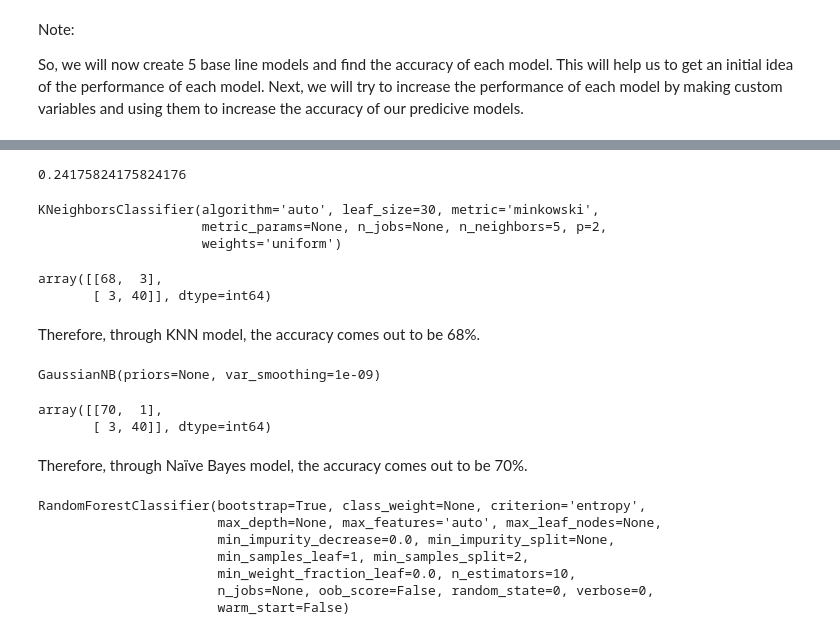
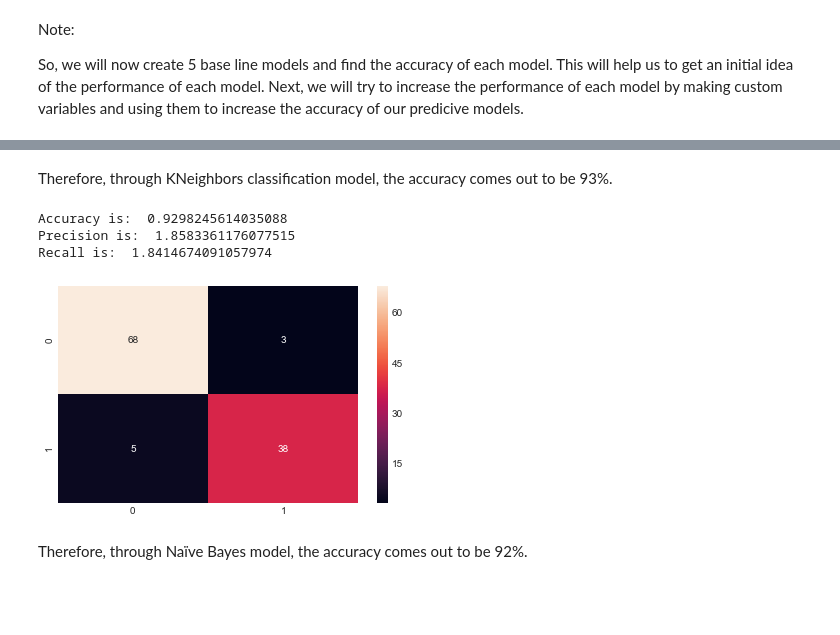
Before and after one commit to shubhramahey/Breast-Cancer-Analysis, a Jupyter notebook: Breast Cancer Analysis.ipynb, the cells around one changed output, grey strips where cells are left out. Saved outputs shown, nothing was run; the diff lists cells and outputs as text; code cells hidden in the pictures; blank space fills up the shorter version.

```diff
--- a/Breast Cancer Analysis.ipynb
+++ b/Breast Cancer Analysis.ipynb
@@ -710,65 +716,27 @@ Therefore, through linear regression model, the accuracy comes out to be 70%.
+# %% [markdown]
+Therefore, through KNeighbors classification model, the accuracy comes out to be 93%.
 # %%
+#Using GaussianNB method of naïve_bayes class to use Naïve Bayes Algorithm
+
+classifier_gnb = GaussianNB()
+classifier_gnb = classifier_gnb.fit(x_train,y_train)
+
+ac = accuracy_score(y_test,classifier_gnb.predict(x_test))
+print('Accuracy is: ',ac)
+
+cm = confusion_matrix(y_test,classifier_gnb.predict(x_test))
+sns.heatmap(cm,annot=True,fmt="d")
+
 true_pos = np.diag(cm)
 precision = np.sum(true_pos / np.sum(cm, axis=0))
 recall = np.sum(true_pos / np.sum(cm, axis=1))
 
-sum(true_pos)/455
-#precision
-#recall
+print('Precision is: ',precision)
+print('Recall is: ',recall)
 # %% [output]
-0.24175824175824176
+Accuracy is:  0.9298245614035088
+Precision is:  1.8583361176077515
+Recall is:  1.8414674091057974
+[figure, added]
-# %%
-#Using KNeighborsClassifier Method of neighbors class to use Nearest Neighbor algorithm
-from sklearn.neighbors import KNeighborsClassifier
-classifier = KNeighborsClassifier(n_neighbors = 5, metric = 'minkowski', p = 2)
-classifier.fit(x_train, y_train)
-# %% [output]
-KNeighborsClassifier(algorithm='auto', leaf_size=30, metric='minkowski',
-                     metric_params=None, n_jobs=None, n_neighbors=5, p=2,
-                     weights='uniform')
-# %%
-#predicting the results to check the accuracy of this model
-y_pred = classifier.predict(x_test)
-
-#importing confusion matrix method to tabulate the mis-classifications
-from sklearn.metrics import confusion_matrix
-cm = confusion_matrix(y_test, y_pred)
-cm
-# %% [output]
-array([[68,  3],
-       [ 3, 40]], dtype=int64)
 # %% [markdown]
-Therefore, through KNN model, the accuracy comes out to be 68%.
+Therefore, through Naïve Bayes model, the accuracy comes out to be 92%.
-# %%
-#Using GaussianNB method of naïve_bayes class to use Naïve Bayes Algorithm
-from sklearn.naive_bayes import GaussianNB
-classifier = GaussianNB()
-classifier.fit(x_train, y_train)
-# %% [output]
-GaussianNB(priors=None, var_smoothing=1e-09)
-# %%
-#predicting the results to check the accuracy of this model
-y_pred = classifier.predict(x_test)
-
-#importing confusion matrix method to tabulate the mis-classifications
-cm = confusion_matrix(y_test, y_pred)
-cm
-# %% [output]
-array([[70,  1],
-       [ 3, 40]], dtype=int64)
-# %% [markdown]
-Therefore, through Naïve Bayes model, the accuracy comes out to be 70%.
-# %%
-#Using RandomForestClassifier method of ensemble class to use Random Forest Classification algorithm
-
-from sklearn.ensemble import RandomForestClassifier
-classifier = RandomForestClassifier(n_estimators = 10, criterion = 'entropy', random_state = 0)
-classifier.fit(x_train, y_train)
-# %% [output]
-RandomForestClassifier(bootstrap=True, class_weight=None, criterion='entropy',
-                       max_depth=None, max_features='auto', max_leaf_nodes=None,
-                       min_impurity_decrease=0.0, min_impurity_split=None,
-                       min_samples_leaf=1, min_samples_split=2,
-                       min_weight_fraction_leaf=0.0, n_estimators=10,
-                       n_jobs=None, oob_score=False, random_state=0, verbose=0,
-                       warm_start=False)
```
Also changed, not shown: parts of 26 cells of this notebook.
